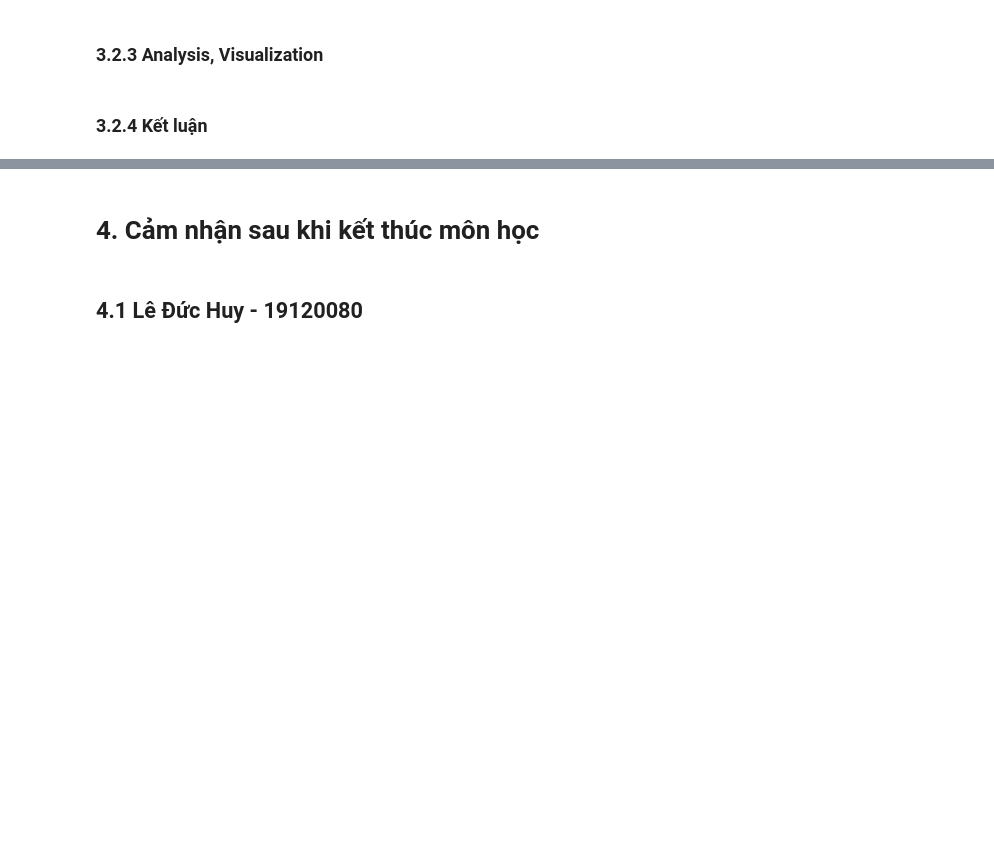
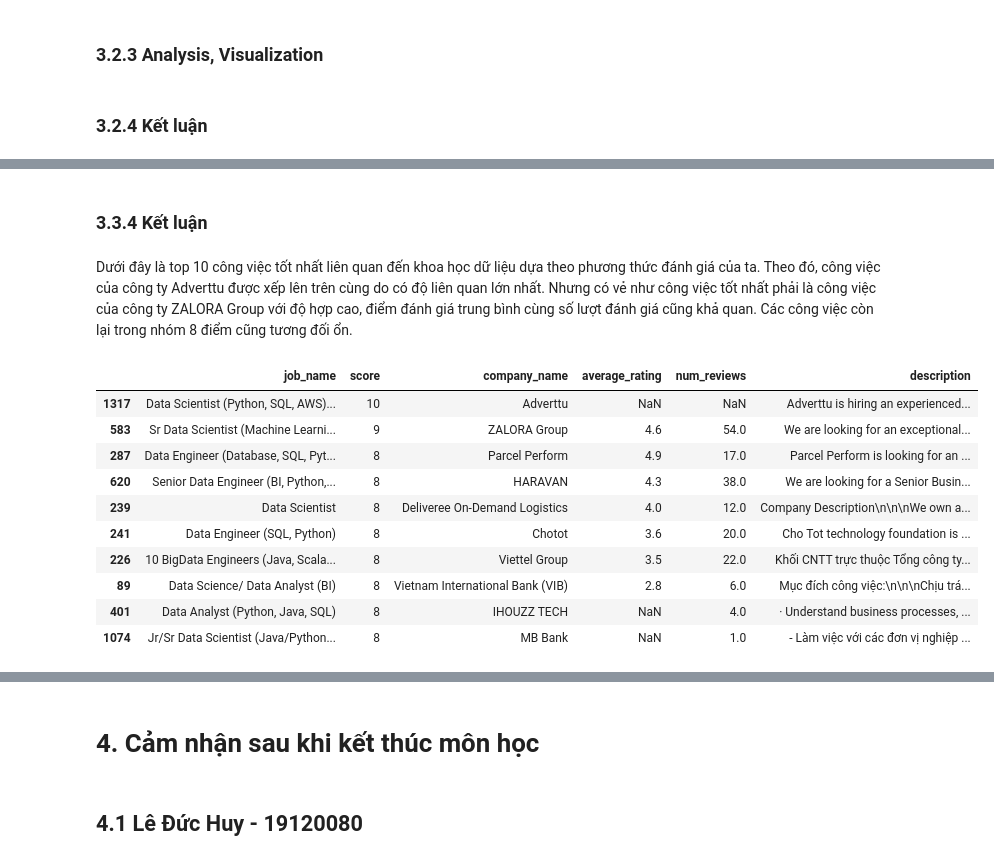
Before and after one commit to huyle-itus/P4DS_FinalProject, a Jupyter notebook: FinalProject.ipynb, the cells around one changed output, grey strips where cells are left out. Cells and saved outputs as stored; diff of their text form; code cells hidden in the pictures; blank space fills up the shorter version.

```diff
--- a/FinalProject.ipynb
+++ b/FinalProject.ipynb
@@ -419,0 +554,2 @@ Tuy nhiên dữ liệu ở 2 cột `three_reasons` và `description` có các d
+# %%
+job_list_df['score'] = job_list_df['score'].round().map(int)
@@ -419,0 +558,24 @@ Tuy nhiên dữ liệu ở 2 cột `three_reasons` và `description` có các d
+# %%
+final = jobs_df[['job_id', 'company_id', 'job_name', 'description']]\
+    .merge(companies_df[['company_id', 'company_name', 'average_rating', 'num_reviews']], on='company_id', how='inner')\
+    .merge(job_list_df['score'], on='job_id', how='inner')
+# %% [markdown]
+### 3.3.4 Kết luận
+# %% [markdown]
+Dưới đây là top 10 công việc tốt nhất liên quan đến khoa học dữ liệu dựa theo phương thức đánh giá của ta. Theo đó, công việc của công ty  Adverttu được xếp lên trên cùng do có độ liên quan lớn nhất. Nhưng có vẻ như công việc tốt nhất phải là công việc của công ty ZALORA Group với độ hợp cao, điểm đánh giá trung bình cùng số lượt đánh giá cũng khả quan. Các công việc còn lại trong nhóm 8 điểm cũng tương đối ổn.
+# %%
+final.sort_values(
+    ['score', 'average_rating', 'num_reviews'],
+    ascending=[False, False, False])[['job_name', 'score', 'company_name', 'average_rating', 'num_reviews', 'description']][:10]
+# %% [output]
+|  | job_name | score | company_name | average_rating | num_reviews | description |
+| 1317 | Data Scientist (Python, SQL, AWS)... | 10 | Adverttu | NaN | NaN | Adverttu is hiring an experienced... |
+| 583 | Sr Data Scientist (Machine Learni... | 9 | ZALORA Group | 4.6 | 54.0 | We are looking for an exceptional... |
+| 287 | Data Engineer (Database, SQL, Pyt... | 8 | Parcel Perform | 4.9 | 17.0 | Parcel Perform is looking for an ... |
+| 620 | Senior Data Engineer (BI, Python,... | 8 | HARAVAN | 4.3 | 38.0 | We are looking for a Senior Busin... |
+| 239 | Data Scientist | 8 | Deliveree On-Demand Logistics | 4.0 | 12.0 | Company Description\n\n\nWe own a... |
+| 241 | Data Engineer (SQL, Python) | 8 | Chotot | 3.6 | 20.0 | Cho Tot technology foundation is ... |
+| 226 | 10 BigData Engineers (Java, Scala... | 8 | Viettel Group | 3.5 | 22.0 | Khối CNTT trực thuộc Tổng công ty... |
+| 89 | Data Science/ Data Analyst (BI) | 8 | Vietnam International Bank (VIB) | 2.8 | 6.0 | Mục đích công việc:\n\n\nChịu trá... |
+| 401 | Data Analyst (Python, Java, SQL) | 8 | IHOUZZ TECH | NaN | 4.0 | · Understand business processes, ... |
+| 1074 | Jr/Sr Data Scientist (Java/Python... | 8 | MB Bank | NaN | 1.0 | - Làm việc với các đơn vị nghiệp ... |
```
Also changed, not shown: parts of 34 cells of this notebook.
